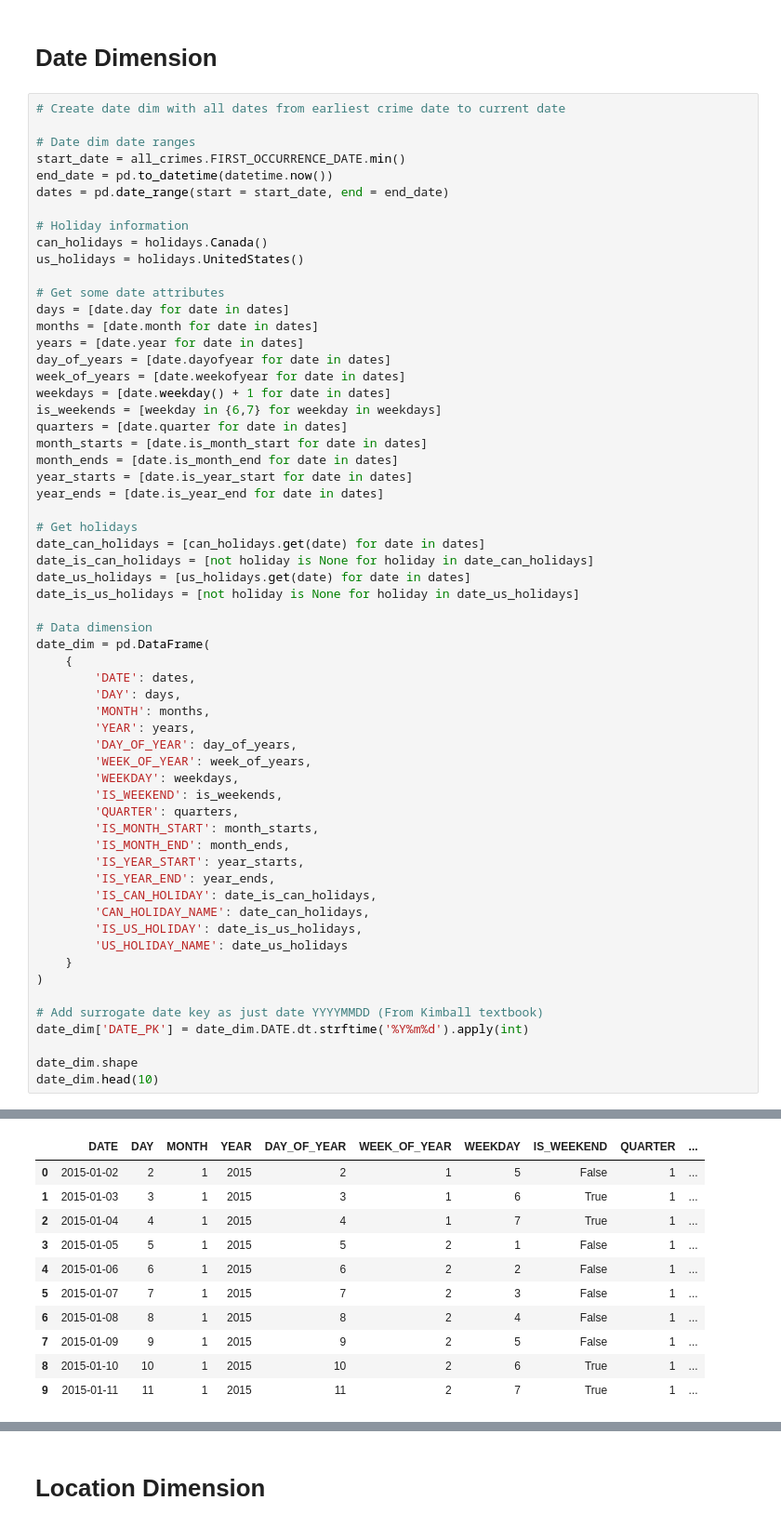
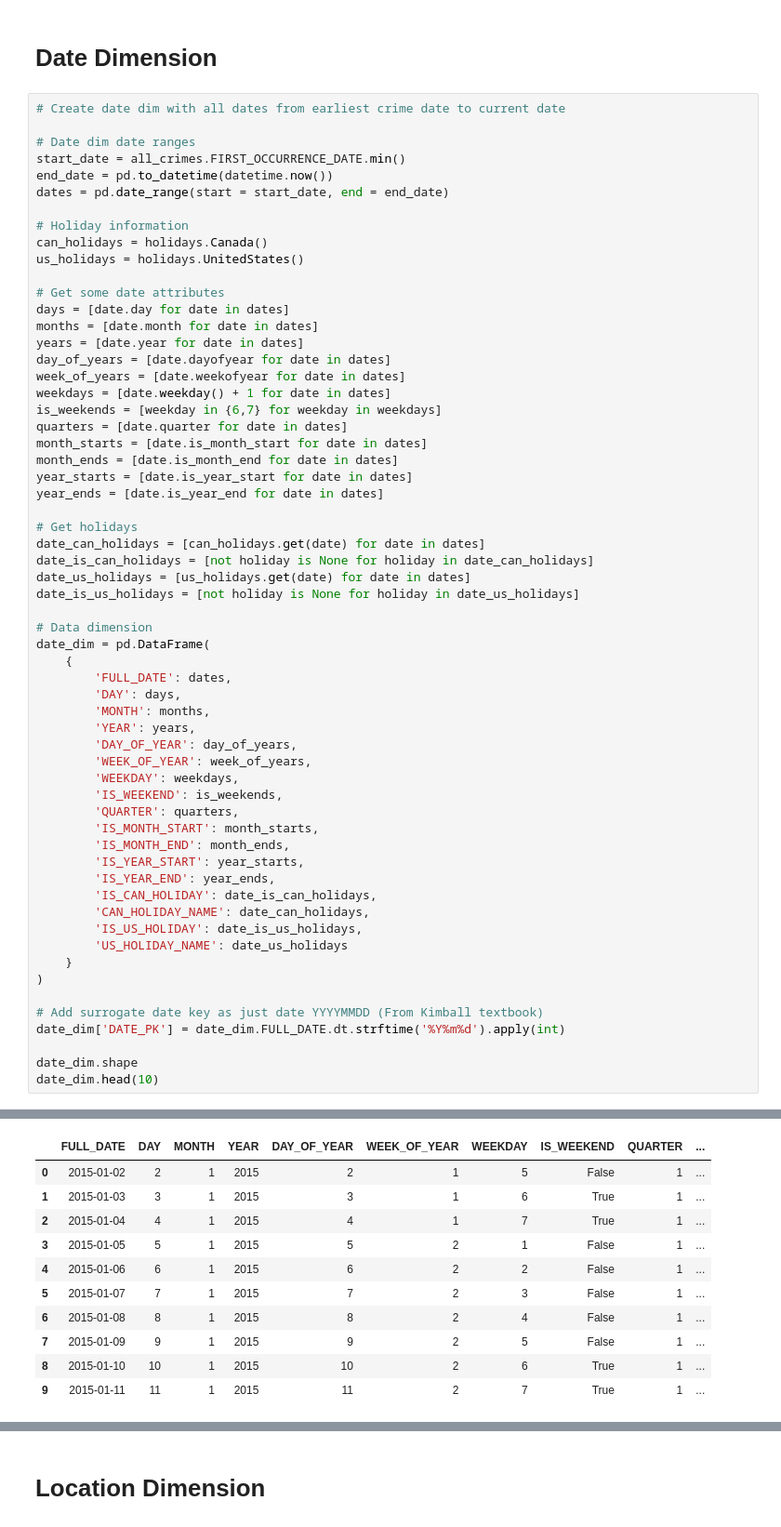
Before and after one commit to Quang-Vinh/Crime-Data-Mart, a Jupyter notebook: 2 - Data Staging/Dimensional Model.ipynb, the cells around one changed output, grey strips where cells are left out. Shown: that part at 93% size. Drawn from its saved outputs; the diff is of its cells as text.

```diff
--- a/2 - Data Staging/Dimensional Model.ipynb
+++ b/2 - Data Staging/Dimensional Model.ipynb
@@ -67,36 +67,36 @@ date_us_holidays = [us_holidays.get(date) for date in dates]
 date_is_us_holidays = [not holiday is None for holiday in date_us_holidays]
 
 # Data dimension
 date_dim = pd.DataFrame(
     {
-        'DATE': dates,
+        'FULL_DATE': dates,
         'DAY': days,
         'MONTH': months,
         'YEAR': years,
         'DAY_OF_YEAR': day_of_years,
         'WEEK_OF_YEAR': week_of_years,
         'WEEKDAY': weekdays,
         'IS_WEEKEND': is_weekends,
         'QUARTER': quarters,
         'IS_MONTH_START': month_starts,
         'IS_MONTH_END': month_ends,
         'IS_YEAR_START': year_starts,
         'IS_YEAR_END': year_ends,
         'IS_CAN_HOLIDAY': date_is_can_holidays,
         'CAN_HOLIDAY_NAME': date_can_holidays,
         'IS_US_HOLIDAY': date_is_us_holidays,
         'US_HOLIDAY_NAME': date_us_holidays
     }
 )
 
 # Add surrogate date key as just date YYYYMMDD (From Kimball textbook)
-date_dim['DATE_PK'] = date_dim.DATE.dt.strftime('%Y%m%d').apply(int)
+date_dim['DATE_PK'] = date_dim.FULL_DATE.dt.strftime('%Y%m%d').apply(int)
 
 date_dim.shape
 date_dim.head(10)
 # %% [output]
 (1877, 18)
-|  | DATE | DAY | MONTH | YEAR | DAY_OF_YEAR | WEEK_OF_YEAR | WEEKDAY | IS_WEEKEND | QUARTER | ... |
+|  | FULL_DATE | DAY | MONTH | YEAR | DAY_OF_YEAR | WEEK_OF_YEAR | WEEKDAY | IS_WEEKEND | QUARTER | ... |
 | 0 | 2015-01-02 | 2 | 1 | 2015 | 2 | 1 | 5 | False | 1 | ... |
 | 1 | 2015-01-03 | 3 | 1 | 2015 | 3 | 1 | 6 | True | 1 | ... |
 | 2 | 2015-01-04 | 4 | 1 | 2015 | 4 | 1 | 7 | True | 1 | ... |
```
Also changed, not shown: parts of 5 cells of this notebook, 2 other files.
